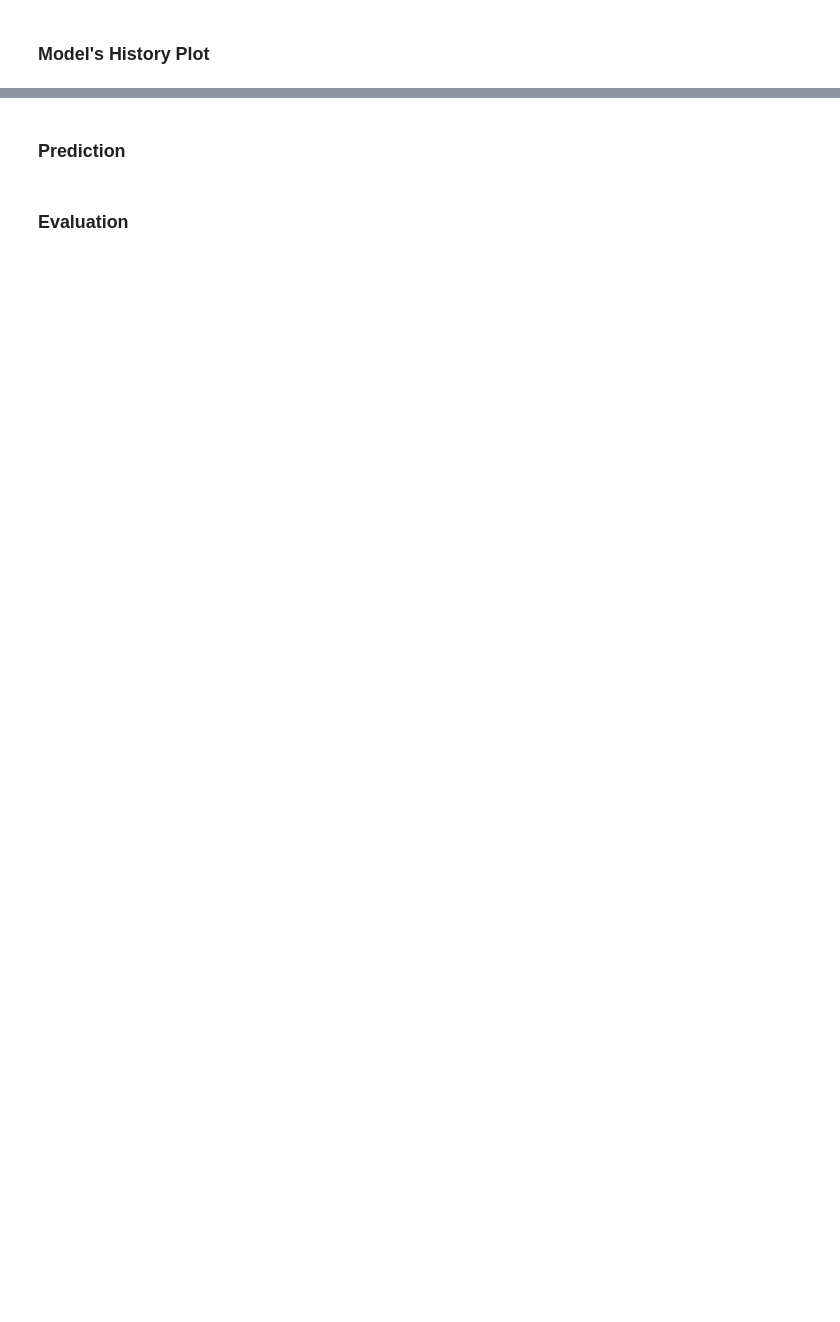
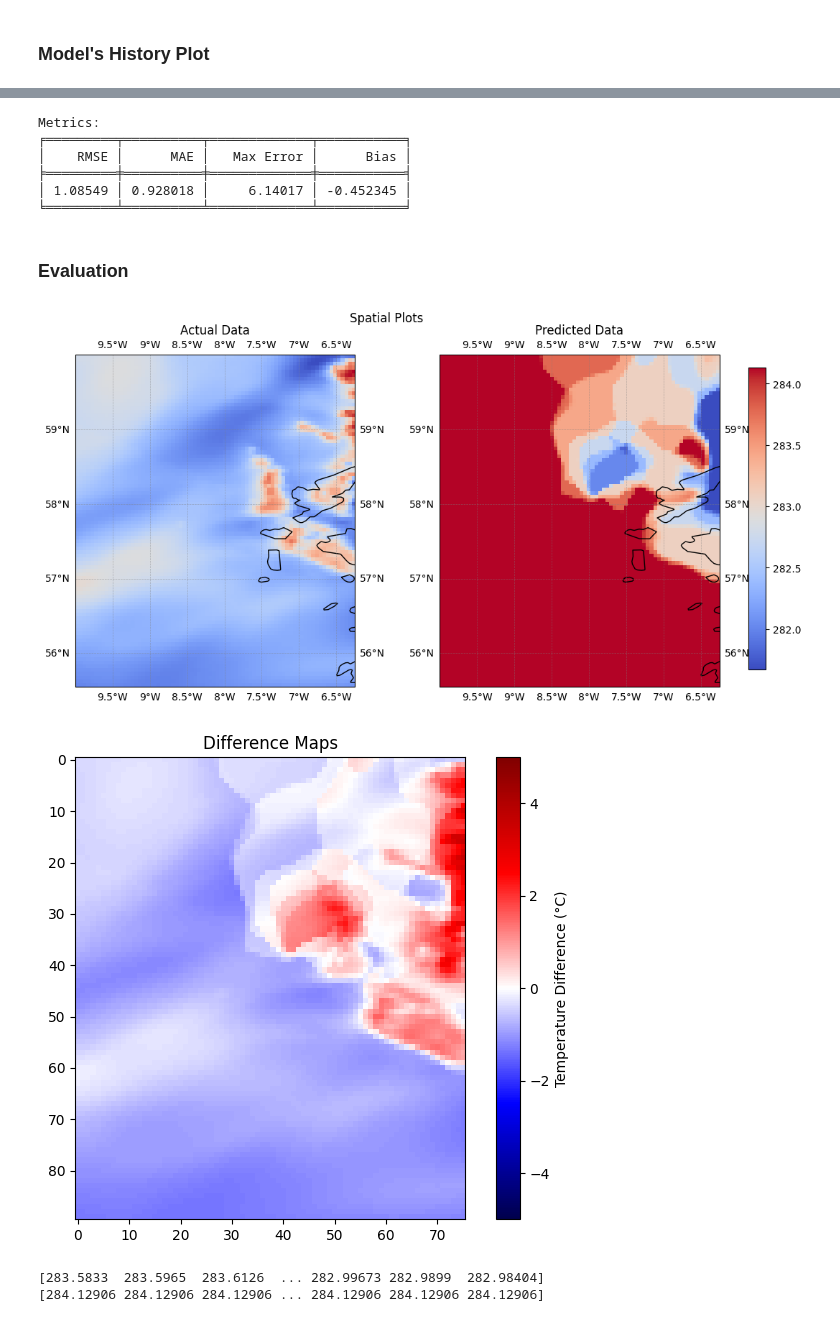
Before and after one commit to riccih-dev/bac_unet_downscaling, a Jupyter notebook: experiment.ipynb, the cells around one changed output, grey strips where cells are left out. Drawn from its saved outputs; the diff is of its cells as text; code cells hidden in the pictures; blank space fills up the shorter version.

```diff
--- a/experiment.ipynb
+++ b/experiment.ipynb
@@ -227,5 +237,8 @@ print(f"Train: {ratio_hr_train:.2%}, Validation: {ratio_hr_val:.2%}, Test: {rati
 # %% [markdown]
 ## Model Setup
 This step consits of model creation and training.
+# %%
+filename_suffix = ''
+last_idx = 50
 # %% [markdown]
 ### Creation of the Model
@@ -258,2 +312,0 @@ Last step unseen temperautre data predicted, plus evaluation
-# %% [markdown]
-### Prediction
@@ -268,5 +313,12 @@ display(reshaped_output.shape)
 # %%
 hr_test_denormalized = pipeline.denormalize(hr_test_data)
-pipeline.evaluate_prediction(hr_test_denormalized, reshaped_output)
+metric_results = pipeline.evaluate_prediction(hr_test_denormalized, result)
+# %% [output]
+Metrics:
+╒═════════╤══════════╤═════════════╤═══════════╕
+│    RMSE │      MAE │   Max Error │      Bias │
+╞═════════╪══════════╪═════════════╪═══════════╡
+│ 1.08549 │ 0.928018 │     6.14017 │ -0.452345 │
+╘═════════╧══════════╧═════════════╧═══════════╛
 # %% [markdown]
 ### Evaluation
@@ -274,0 +325,14 @@ pipeline.evaluate_prediction(hr_test_denormalized, reshaped_output)
+# %%
+# show plots etc.
+visualizer = EvaluationVisualization()
+
+visualizer.spatial_plots(hr_test_denormalized, result, filename_suffix)
+
+visualizer.difference_maps(hr_test_denormalized, result, filename_suffix)
+
+visualizer.histograms(hr_test_denormalized, result, filename_suffix)
+# %% [output]
+[figure, added]
+[figure, added]
+[283.5833  283.5965  283.6126  ... 282.99673 282.9899  282.98404]
+[284.12906 284.12906 284.12906 ... 284.12906 284.12906 284.12906]
```
Also changed, not shown: parts of 38 cells of this notebook, 14 other files.
